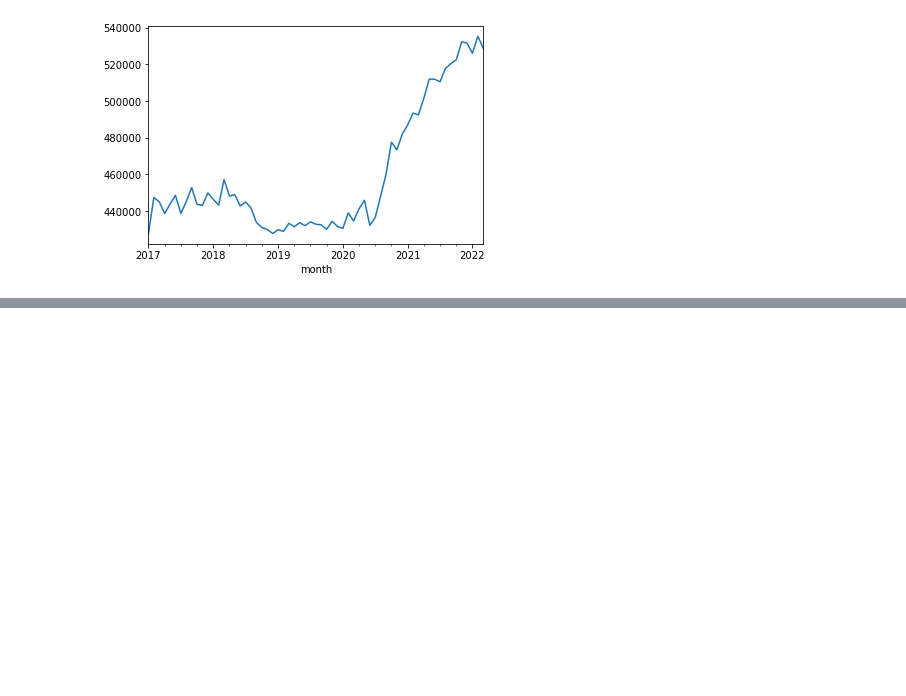
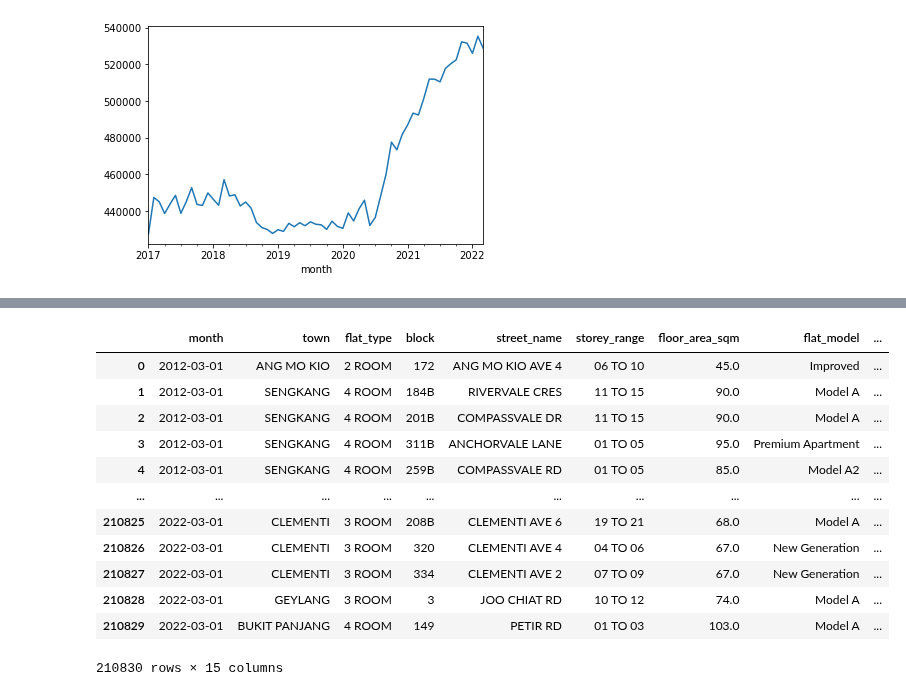
Before and after one commit to mcmanus-git/Singapore-HDB, a Jupyter notebook: michael/EDA/EDA.ipynb, the cells around one changed output, grey strips where cells are left out. Cells and saved outputs as stored; diff of their text form; code cells hidden in the pictures; blank space fills up the shorter version.

```diff
--- a/michael/EDA/EDA.ipynb
+++ b/michael/EDA/EDA.ipynb
@@ -71,0 +111,36 @@ df.groupby('month').mean()['resale_price'].plot()
+# %%
+def clean_registration_df(df):
+
+    df['month'] = pd.to_datetime(df['month'])
+    # Convert story range to min and max int columns
+    df['storey_range_min'] = df['storey_range'].str[:2].astype(int)
+    df['storey_range_max'] = df['storey_range'].str[-2:].astype(int)
+
+    # Convert remaining lease years to int years and int months remaining columns
+    df['remaining_lease_years'] = df['remaining_lease'].str.extract('(?P<remaining_lease_years>\d{2}) year[s]?')
+    df[['remaining_lease_months', 'remaining_lease_month']] = df['remaining_lease'].str.extract('\d{2} year[s]? (?P<remaining_lease_months>\d{2}) month[s]?|(?P<remaining_lease_month>\d{2}) month[s]?')
+    df.drop('remaining_lease_month', axis=1, inplace=True)
+    df[['remaining_lease_years', 'remaining_lease_months']] = df[['remaining_lease_years', 'remaining_lease_months']].astype('Int64').copy()
+
+    df.sort_values('month', ascending=True, inplace=True)
+    df.reset_index(inplace=True, drop=True)
+    df['remaining_lease_months'].fillna(pd.Series(np.where(df['remaining_lease'].isnull(), np.nan, 0)), inplace=True)
+
+    return df
+# %%
+df_registration = clean_registration_df(df_registration)
+df_registration
+# %% [output]
+|  | month | town | flat_type | block | street_name | storey_range | floor_area_sqm | flat_model | ... |
+| 0 | 2012-03-01 | ANG MO KIO | 2 ROOM | 172 | ANG MO KIO AVE 4 | 06 TO 10 | 45.0 | Improved | ... |
+| 1 | 2012-03-01 | SENGKANG | 4 ROOM | 184B | RIVERVALE CRES | 11 TO 15 | 90.0 | Model A | ... |
+| 2 | 2012-03-01 | SENGKANG | 4 ROOM | 201B | COMPASSVALE DR | 11 TO 15 | 90.0 | Model A | ... |
+| 3 | 2012-03-01 | SENGKANG | 4 ROOM | 311B | ANCHORVALE LANE | 01 TO 05 | 95.0 | Premium Apartment | ... |
+| 4 | 2012-03-01 | SENGKANG | 4 ROOM | 259B | COMPASSVALE RD | 01 TO 05 | 85.0 | Model A2 | ... |
+| ... | ... | ... | ... | ... | ... | ... | ... | ... | ... |
+| 210825 | 2022-03-01 | CLEMENTI | 3 ROOM | 208B | CLEMENTI AVE 6 | 19 TO 21 | 68.0 | Model A | ... |
+| 210826 | 2022-03-01 | CLEMENTI | 3 ROOM | 320 | CLEMENTI AVE 4 | 04 TO 06 | 67.0 | New Generation | ... |
+| 210827 | 2022-03-01 | CLEMENTI | 3 ROOM | 334 | CLEMENTI AVE 2 | 07 TO 09 | 67.0 | New Generation | ... |
+| 210828 | 2022-03-01 | GEYLANG | 3 ROOM | 3 | JOO CHIAT RD | 10 TO 12 | 74.0 | Model A | ... |
+| 210829 | 2022-03-01 | BUKIT PANJANG | 4 ROOM | 149 | PETIR RD | 01 TO 03 | 103.0 | Model A | ... |
+210830 rows × 15 columns
```
Also changed, not shown: parts of 5 cells of this notebook, 1 other file.
